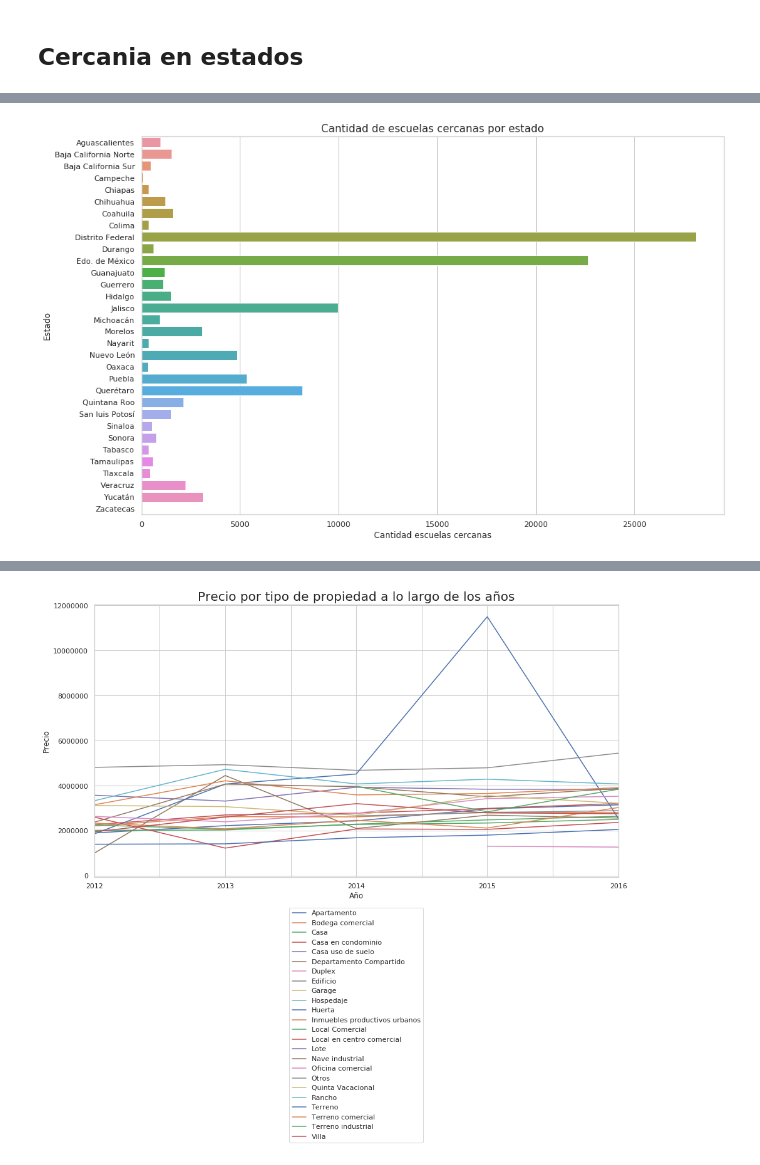
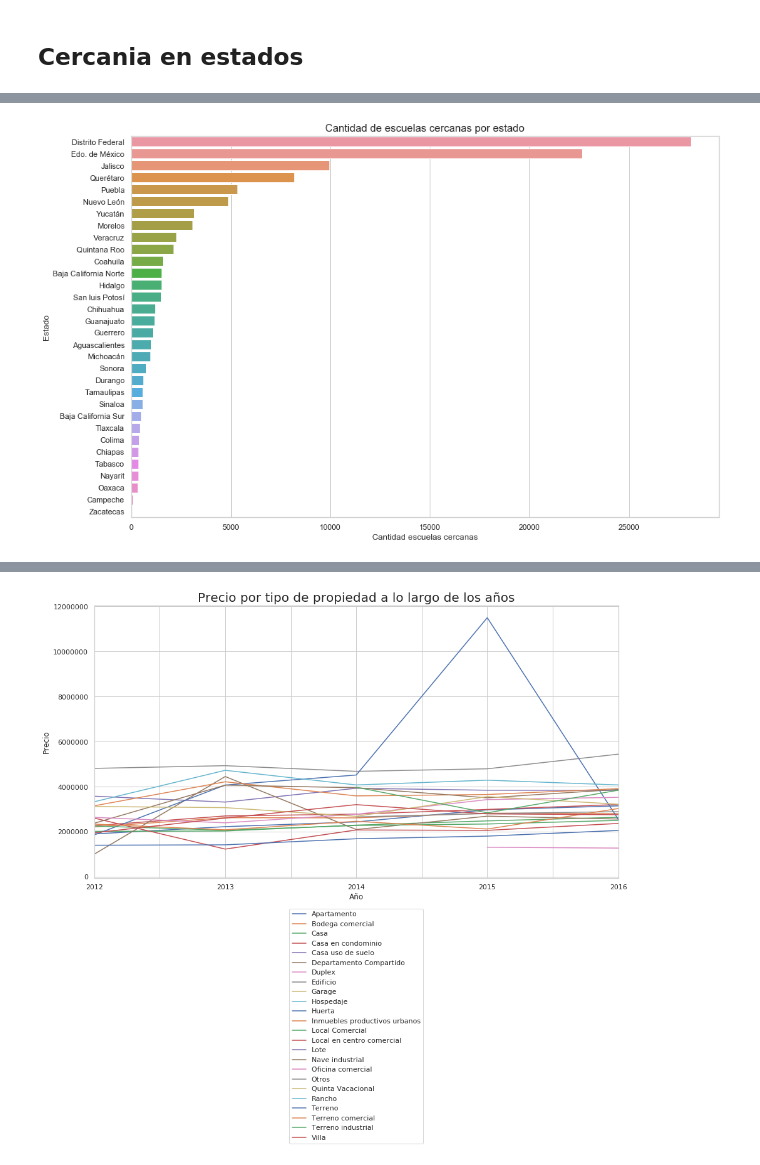
Before and after one commit to alepenaa94/Datos1-2C-2019, a Jupyter notebook: DATOS.ipynb, the cells around one changed output, grey strips where cells are left out. Saved outputs shown, nothing was run; the diff lists cells and outputs as text; code cells hidden in the pictures.

```diff
--- a/DATOS.ipynb
+++ b/DATOS.ipynb
@@ -942,2 +947,5 @@ g.set_ylabel("Estado", fontsize=12);
 # %%
 df_plot = df[['provincia','escuelascercanas']].groupby('provincia').sum().reset_index()
+# %%
+df_plot = df_plot.sort_values(by='escuelascercanas', ascending=False).reset_index(drop=True)
+df_plot.head()
@@ -944,10 +959,10 @@ df_plot = df[['provincia','escuelascercanas']].groupby('provincia').sum().reset_
 # %%
 plt.figure(figsize=(15, 10))
-g = sns.barplot(y=df_plot['provincia'], x=df_plot['escuelascercanas'])
+g = sns.barplot(y=df_plot['provincia'], x=df_plot['escuelascercanas'], order=df_plot['provincia'])
 g.set_title("Cantidad de escuelas cercanas por estado", fontsize=15)
 g.set_xlabel("Cantidad escuelas cercanas", fontsize=12)
 g.set_ylabel("Estado", fontsize=12);
 # %% [output]
-[figure, old version]
+[figure, new version]
 # %%
 df_plot = df[['provincia','centroscomercialescercanos']].groupby('provincia').sum().reset_index()
```
Also changed, not shown: parts of 51 cells of this notebook.
